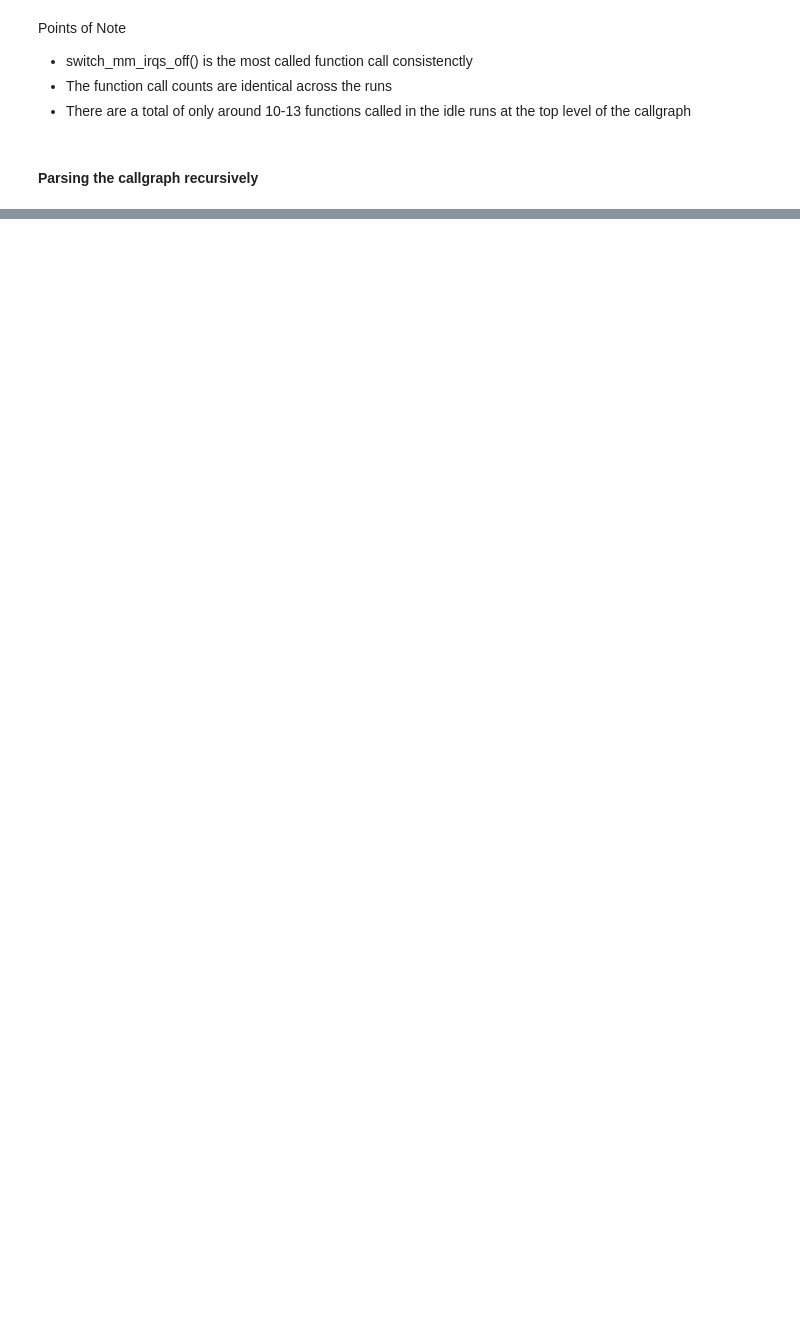
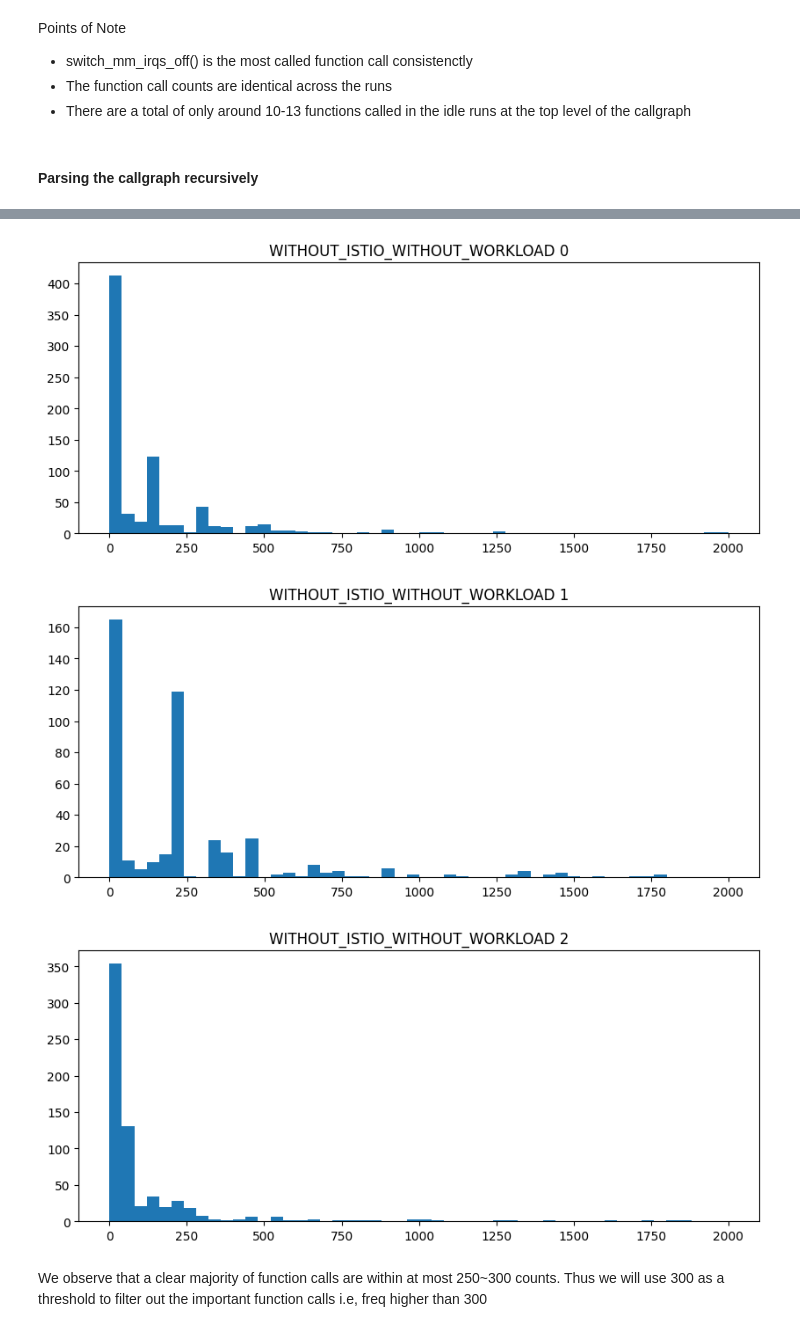
Before and after one commit to SuvigyaJain1/DeathStarBench, a Jupyter notebook: ftrace/scripts/consolidate_runs_00.ipynb, the cells around one changed output, grey strips where cells are left out. Drawn from its saved outputs; the diff is of its cells as text; code cells hidden in the pictures; blank space fills up the shorter version.

```diff
--- a/ftrace/scripts/consolidate_runs_00.ipynb
+++ b/ftrace/scripts/consolidate_runs_00.ipynb
@@ -286,0 +288,21 @@ diff_count = get_count_diff(function_counts=function_counts)
+# %%
+def plot_hist(count, title, maxrange=2000):
+    x = count.values()
+
+    plt.figure(figsize=(10, 4))
+    plt.title(title)
+    plt.hist(x, histtype="bar", bins=50, range=(0,maxrange))
+    plt.show()
+    del x
+# %%
+i=0
+for count in function_counts:
+    plot_hist(count, f"{WORKLOAD} {i}")
+    i += 1
+del i
+# %% [output]
+[figure, added]
+[figure, added]
+[figure, added]
+# %% [markdown]
+We observe that a clear majority of function calls are within at most 250~300 counts. Thus we will use 300 as a threshold to filter out the important function calls i.e, freq higher than 300
```
Also changed, not shown: parts of 17 cells of this notebook, 2 other files.
